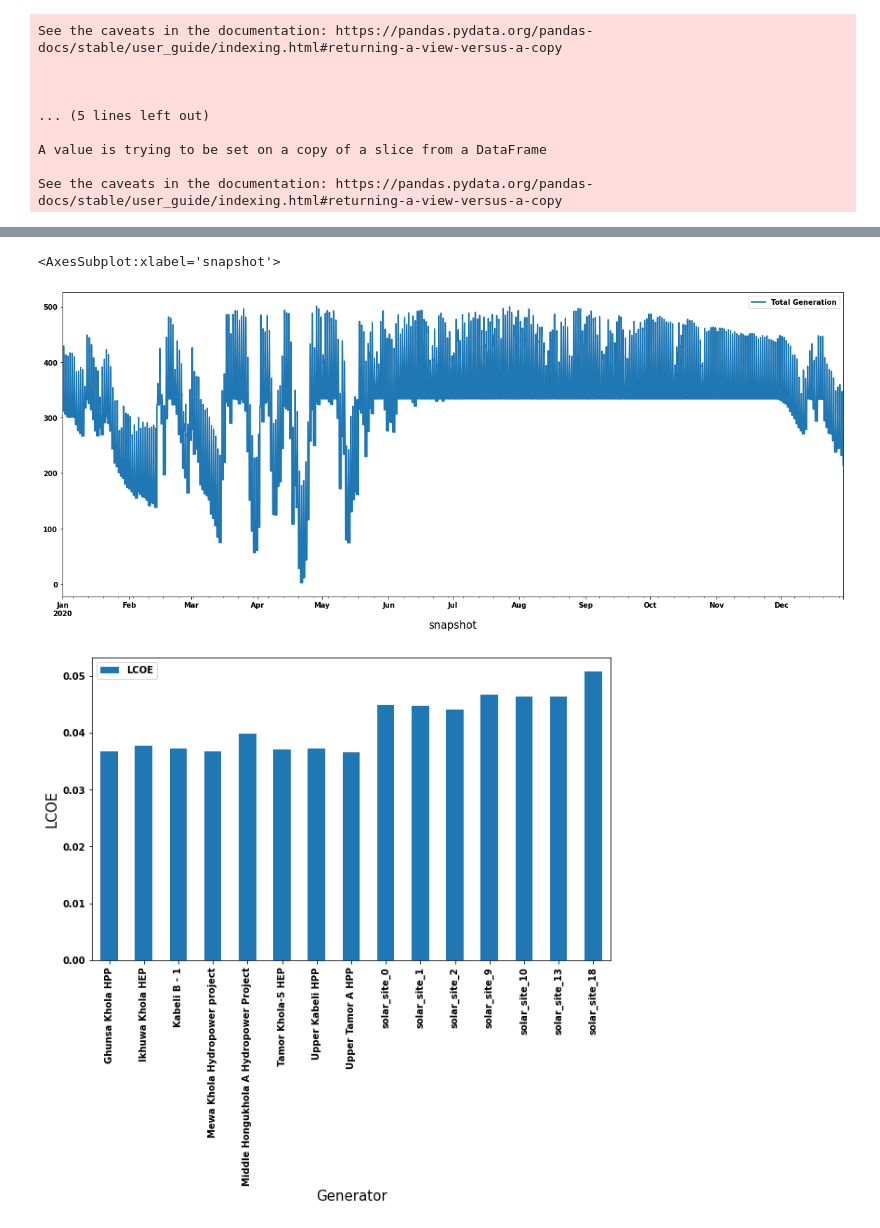
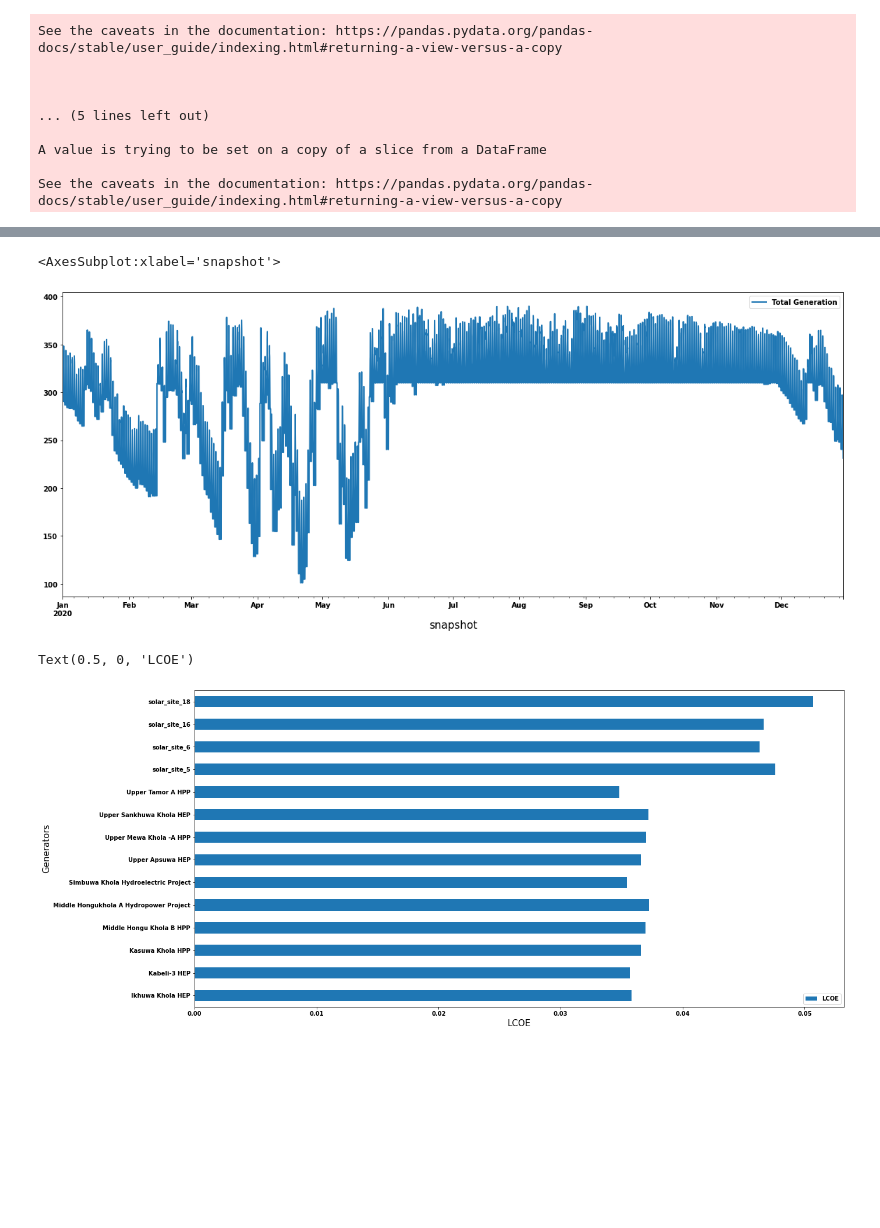
Before and after one commit to deependran7/grid_optimization, a Jupyter notebook: Cost_Analysis.ipynb, the cells around one changed output, grey strips where cells are left out. Saved outputs shown, nothing was run; the diff lists cells and outputs as text; code cells hidden in the pictures; blank space fills up the shorter version.

```diff
--- a/Cost_Analysis.ipynb
+++ b/Cost_Analysis.ipynb
@@ -74,9 +74,9 @@ def update_network(network,x_opt):
     return network_new
 # %%
 #from dry analysis
-best_bits= np.array([0, 0, 0, 0, 0, 1, 0, 0, 1, 0, 1, 0, 0, 0, 0, 0, 0, 0, 0, 1, 0, 1,
-       0, 0, 0, 0, 0, 0, 0, 1, 0, 0, 0, 0, 1, 0, 0, 0, 1, 0, 1, 1, 1, 0,
-       0, 0, 0, 0, 0, 1, 1, 0, 0, 1, 0, 0, 0, 0, 1, 0])
+best_bits= np.array([0, 0, 0, 0, 0, 0, 0, 0, 1, 0, 0, 1, 0, 1, 0, 0, 0, 0, 0, 0, 1, 1,
+       0, 0, 0, 1, 0, 0, 0, 0, 1, 0, 0, 0, 0, 1, 1, 0, 1, 0, 0, 0, 0, 0,
+       0, 1, 1, 0, 0, 0, 0, 0, 0, 0, 0, 0, 1, 0, 1, 0])
 # %%
 optimal_network = update_network(network,best_bits)
 # %%
@@ -106,7 +106,7 @@ fig,ax = plt.subplots(figsize = (20,8))
 cost_data.plot(ax = ax)
 # %% [output]
 <AxesSubplot:xlabel='snapshot'>
-[figure, old version]
+[figure, new version]
 # %%
 dr = 0.1
 n = 25
@@ -123,7 +125,9 @@ Lcoe['LCOE'] = (optimal_network.generators.capital_cost*crf + optimal_network.ge
 # %%
-fig,ax = plt.subplots(figsize = (10,6))
-Lcoe.plot.bar(ax=ax)
-ax.set_ylabel("LCOE")
-plt.savefig("Images/lcoe.jpg",dpi = 300,bbox_inches = 'tight')
+fig,ax = plt.subplots(figsize = (20,10))
+Lcoe.plot.barh(ax=ax)
+ax.set_ylabel("Generators")
+ax.set_xlabel("LCOE")
+#plt.savefig("Images/lcoe.jpg",dpi = 300,bbox_inches = 'tight')
 # %% [output]
+Text(0.5, 0, 'LCOE')
-[figure, old version]
+[figure, new version]
```
Also changed, not shown: parts of 14 cells of this notebook, 5 other files.
